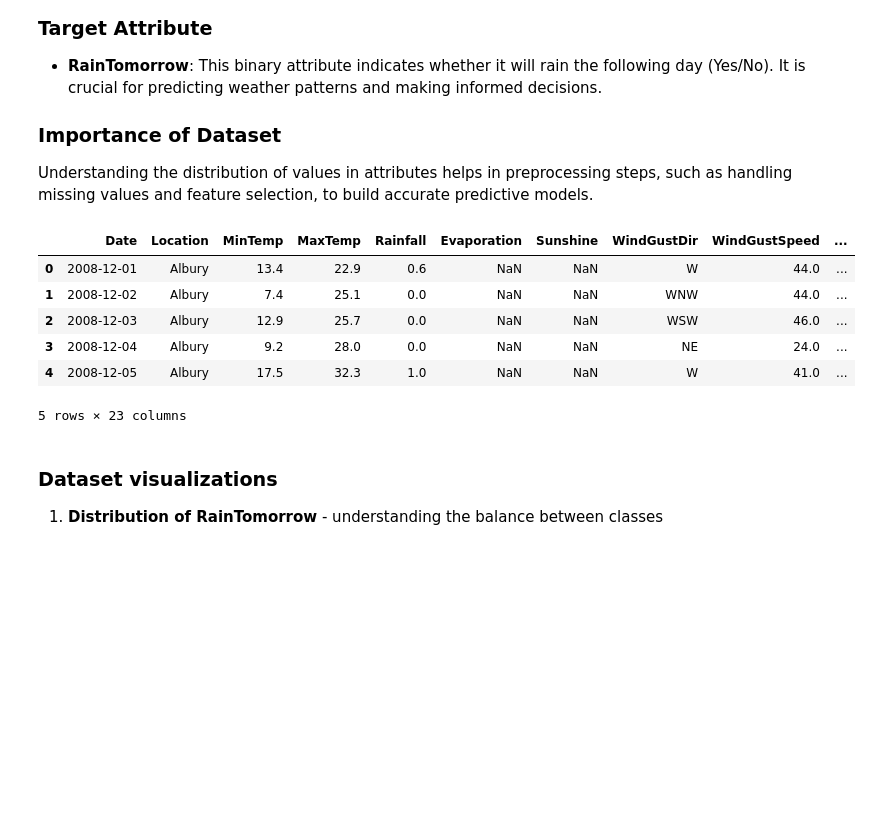
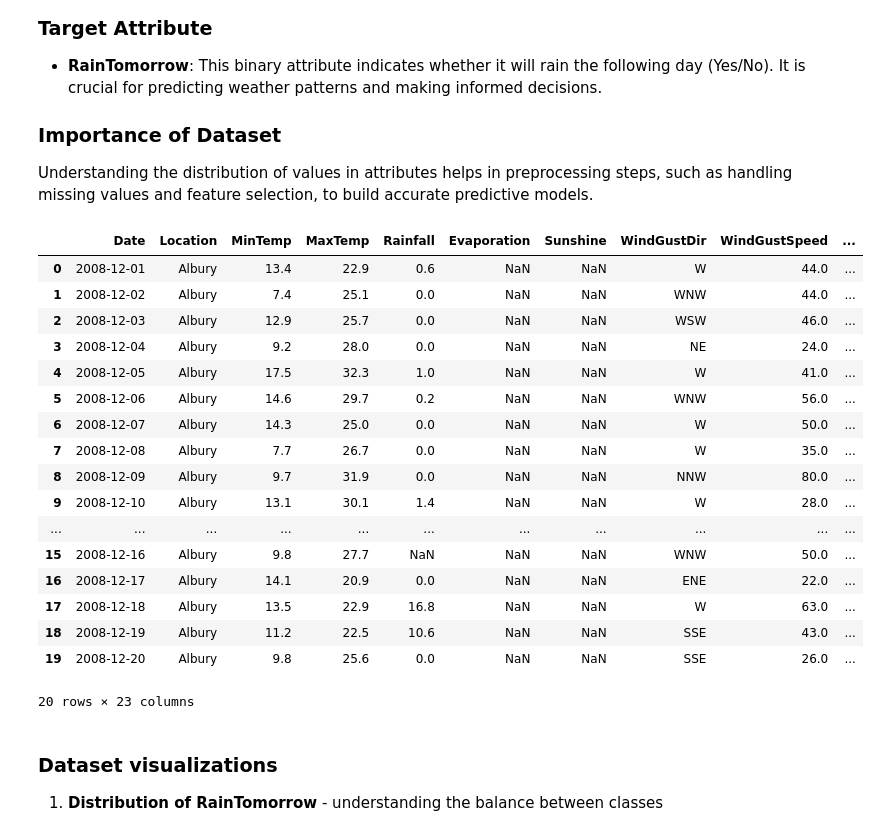
Before and after one commit to johnnymosby/TU-Wien-ML-Group-Project, a Jupyter notebook: Dataset description.ipynb, the cells around one changed output. Drawn from its saved outputs; the diff is of its cells as text; code cells hidden in the pictures; blank space fills up the shorter version.

```diff
--- a/Dataset description.ipynb
+++ b/Dataset description.ipynb
@@ -82,20 +82,31 @@ Understanding the distribution of values in attributes helps in preprocessing st
 # %%
 # Path to the CSV file with dataset
 file_path = "rain.csv"
 
 # Read the CSV file into a pandas DataFrame
 df_rain = pd.read_csv(file_path)
 
 # Display the first few rows of the DataFrame
-df_rain.head()
+df_rain.head(20)
 # %% [output]
 |  | Date | Location | MinTemp | MaxTemp | Rainfall | Evaporation | Sunshine | WindGustDir | WindGustSpeed | ... |
 | 0 | 2008-12-01 | Albury | 13.4 | 22.9 | 0.6 | NaN | NaN | W | 44.0 | ... |
 | 1 | 2008-12-02 | Albury | 7.4 | 25.1 | 0.0 | NaN | NaN | WNW | 44.0 | ... |
 | 2 | 2008-12-03 | Albury | 12.9 | 25.7 | 0.0 | NaN | NaN | WSW | 46.0 | ... |
 | 3 | 2008-12-04 | Albury | 9.2 | 28.0 | 0.0 | NaN | NaN | NE | 24.0 | ... |
 | 4 | 2008-12-05 | Albury | 17.5 | 32.3 | 1.0 | NaN | NaN | W | 41.0 | ... |
+| 5 | 2008-12-06 | Albury | 14.6 | 29.7 | 0.2 | NaN | NaN | WNW | 56.0 | ... |
+| 6 | 2008-12-07 | Albury | 14.3 | 25.0 | 0.0 | NaN | NaN | W | 50.0 | ... |
+| 7 | 2008-12-08 | Albury | 7.7 | 26.7 | 0.0 | NaN | NaN | W | 35.0 | ... |
+| 8 | 2008-12-09 | Albury | 9.7 | 31.9 | 0.0 | NaN | NaN | NNW | 80.0 | ... |
+| 9 | 2008-12-10 | Albury | 13.1 | 30.1 | 1.4 | NaN | NaN | W | 28.0 | ... |
+| ... | ... | ... | ... | ... | ... | ... | ... | ... | ... | ... |
+| 15 | 2008-12-16 | Albury | 9.8 | 27.7 | NaN | NaN | NaN | WNW | 50.0 | ... |
+| 16 | 2008-12-17 | Albury | 14.1 | 20.9 | 0.0 | NaN | NaN | ENE | 22.0 | ... |
+| 17 | 2008-12-18 | Albury | 13.5 | 22.9 | 16.8 | NaN | NaN | W | 63.0 | ... |
+| 18 | 2008-12-19 | Albury | 11.2 | 22.5 | 10.6 | NaN | NaN | SSE | 43.0 | ... |
+| 19 | 2008-12-20 | Albury | 9.8 | 25.6 | 0.0 | NaN | NaN | SSE | 26.0 | ... |
-5 rows × 23 columns
+20 rows × 23 columns
 # %% [markdown]
 ### Dataset visualizations
 1. **Distribution of RainTomorrow** - understanding the balance between classes
```
Also changed, not shown: parts of 9 cells of this notebook, 1 other file.
